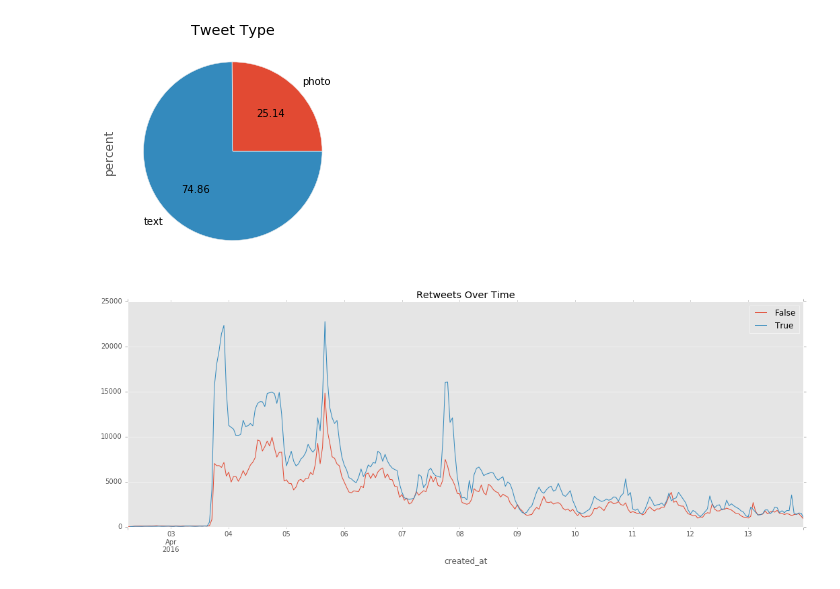
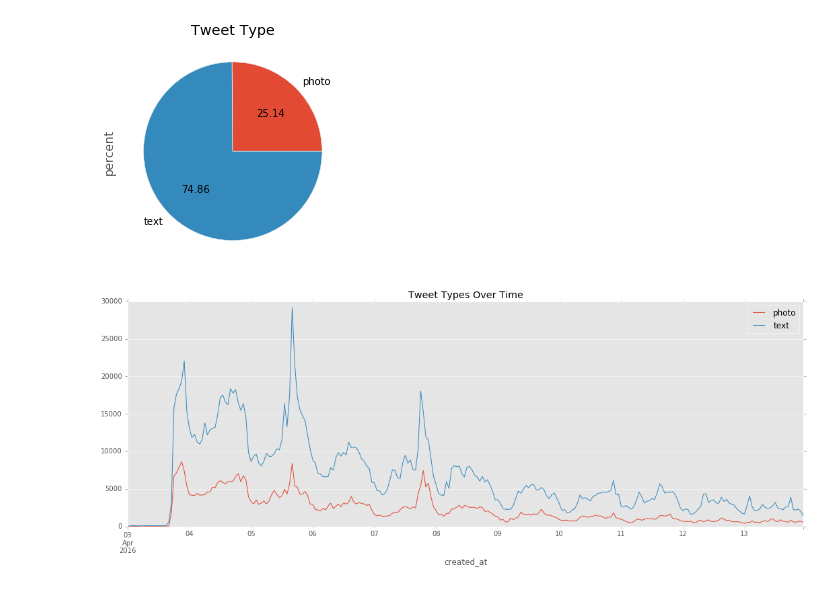
Before and after one commit to knanne/vu_msc_tweetsumm, a Jupyter notebook: final/[3]_explore_event.ipynb, the cells around one changed output. Saved outputs shown, nothing was run; the diff lists cells and outputs as text; code cells hidden in the pictures.

```diff
--- a/final/[3]_explore_event.ipynb
+++ b/final/[3]_explore_event.ipynb
@@ -68,3 +66,15 @@ fig = plt.gcf()
 fig.savefig('event_panama_papers_retweettype.png')
 # %% [output]
 [figure]
+# %%
+#get tweet counts by retweet category on level hour
+d = df.set_index('created_at').groupby([pd.TimeGrouper(freq='H'), 'is_retweet'])['twitter_id'].agg(['count'])
+#reset index for time series plotting
+d = d.reset_index().set_index('created_at')
+#plot count by retweet category
+d.groupby('is_retweet')['count'].plot(figsize=(18,6),
+                                      legend=True,
+                                      title='Retweets Over Time')
+#get current figure, save
+fig = plt.gcf()
+fig.savefig('event_panama_papers_retweets.png')
@@ -82,16 +94,16 @@ fig.savefig('event_panama_papers_tweettype.png')
 # %% [output]
 [figure]
 # %%
-#get tweet counts by retweet category on level hour
-d = df.set_index('created_at').groupby([pd.TimeGrouper(freq='H'), 'is_retweet'])['id_str'].agg(['count'])
+#get tweet counts by type category on level hour
+d = df.set_index('created_at').groupby([pd.TimeGrouper(freq='H'), 'tweet_type'])['twitter_id'].agg(['count'])
 #reset index for time series plotting
 d = d.reset_index().set_index('created_at')
-#plot count by retweet category
-d.groupby('is_retweet')['count'].plot(figsize=(18,6),
+#plot count by type category
+d.groupby('tweet_type')['count'].plot(figsize=(18,6),
                                       legend=True,
-                                      title='Retweets Over Time')
+                                      title='Tweet Types Over Time')
 #get current figure, save
 fig = plt.gcf()
-fig.savefig('event_panama_papers_retweets.png')
+fig.savefig('event_panama_papers_types.png')
 # %% [output]
-[figure, old version]
+[figure, new version]
```
Also changed, not shown: parts of 8 cells of this notebook, 5 other files.
